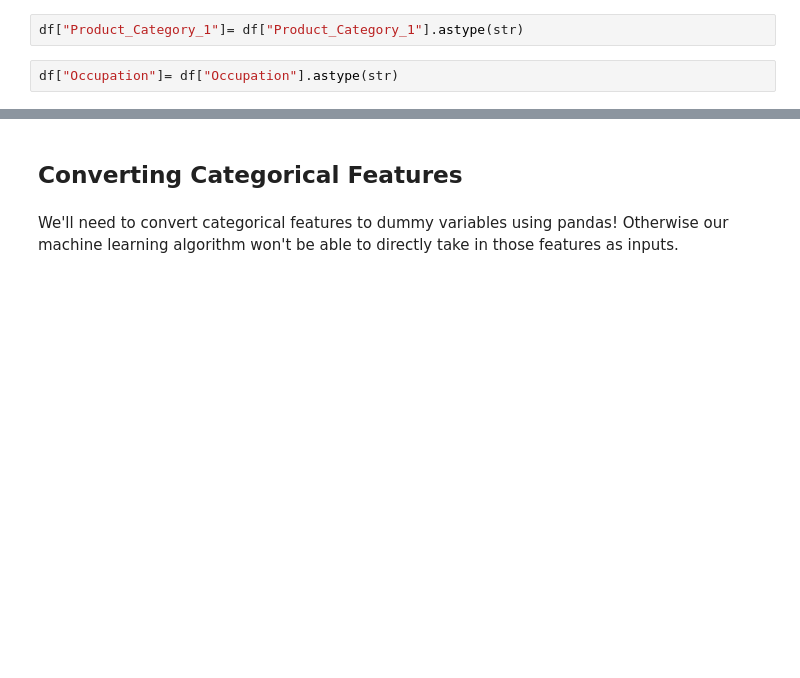
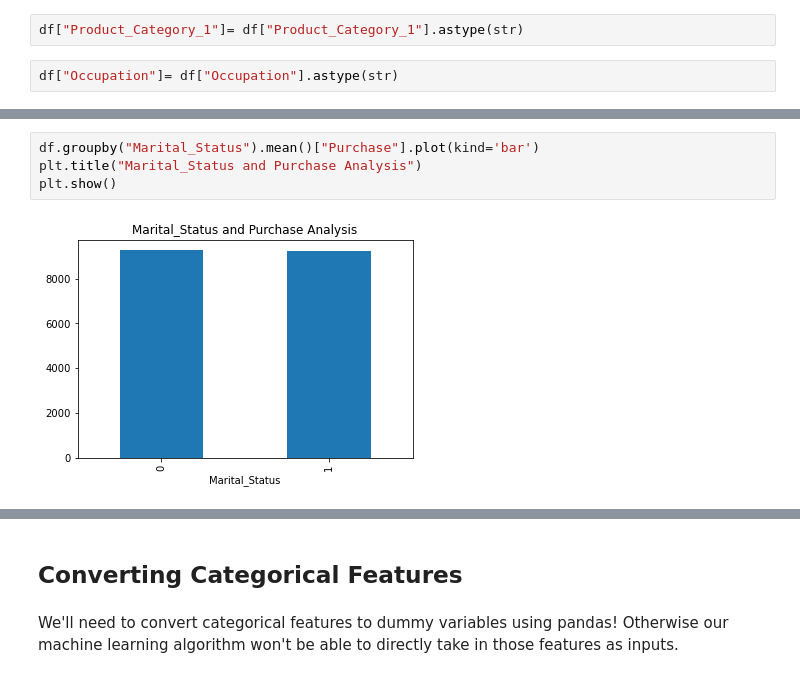
Before and after one commit to Aswin173/Power-BI, a Jupyter notebook: BlackFridayDataSet.ipynb, the cells around one changed output, grey strips where cells are left out. Cells and saved outputs as stored; diff of their text form; blank space fills up the shorter version.

```diff
--- a/BlackFridayDataSet.ipynb
+++ b/BlackFridayDataSet.ipynb
@@ -108,0 +156,6 @@ df.head()
+# %%
+df.groupby("Marital_Status").mean()["Purchase"].plot(kind='bar')
+plt.title("Marital_Status and Purchase Analysis")
+plt.show()
+# %% [output]
+[figure, added]
```
Also changed, not shown: parts of 25 cells of this notebook.
